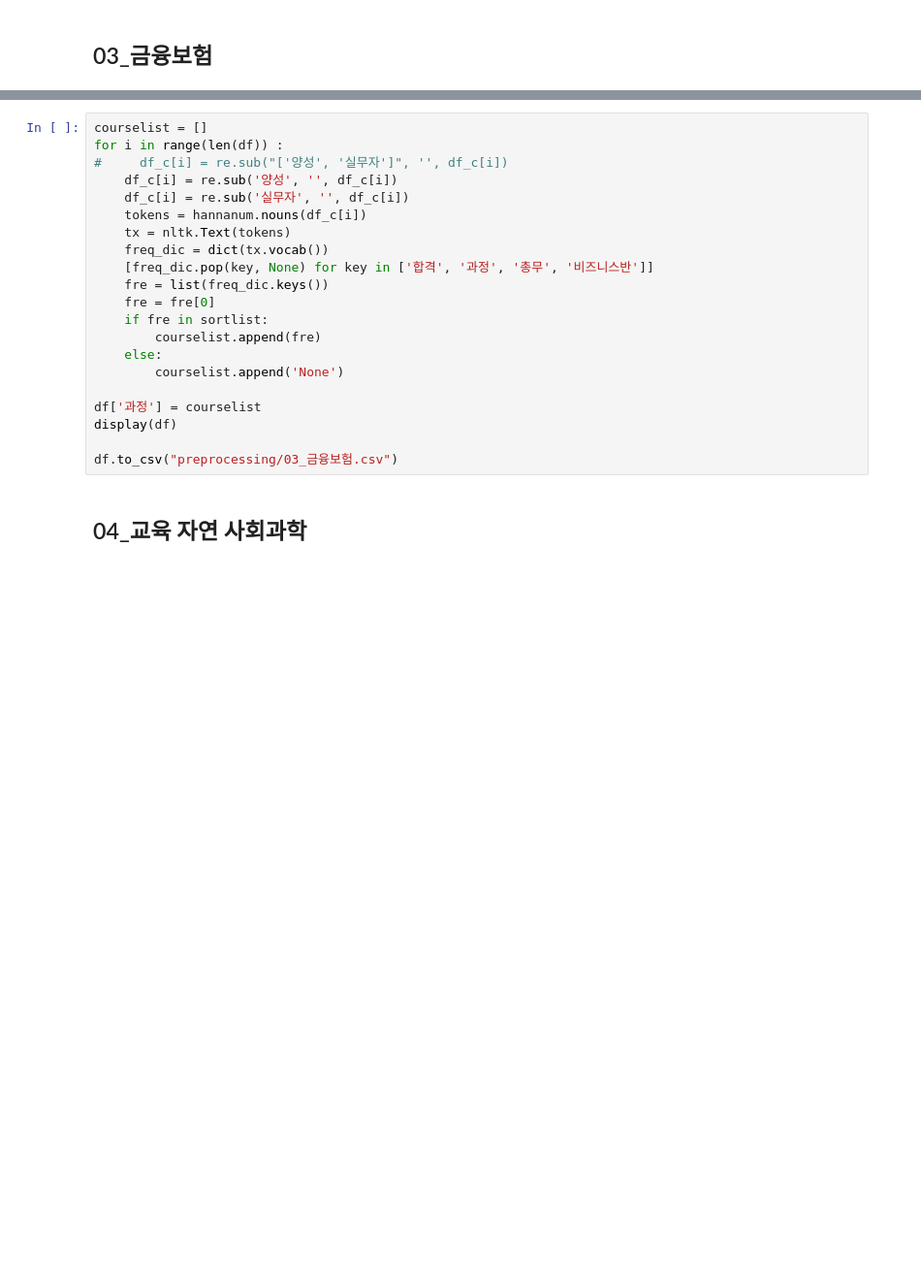
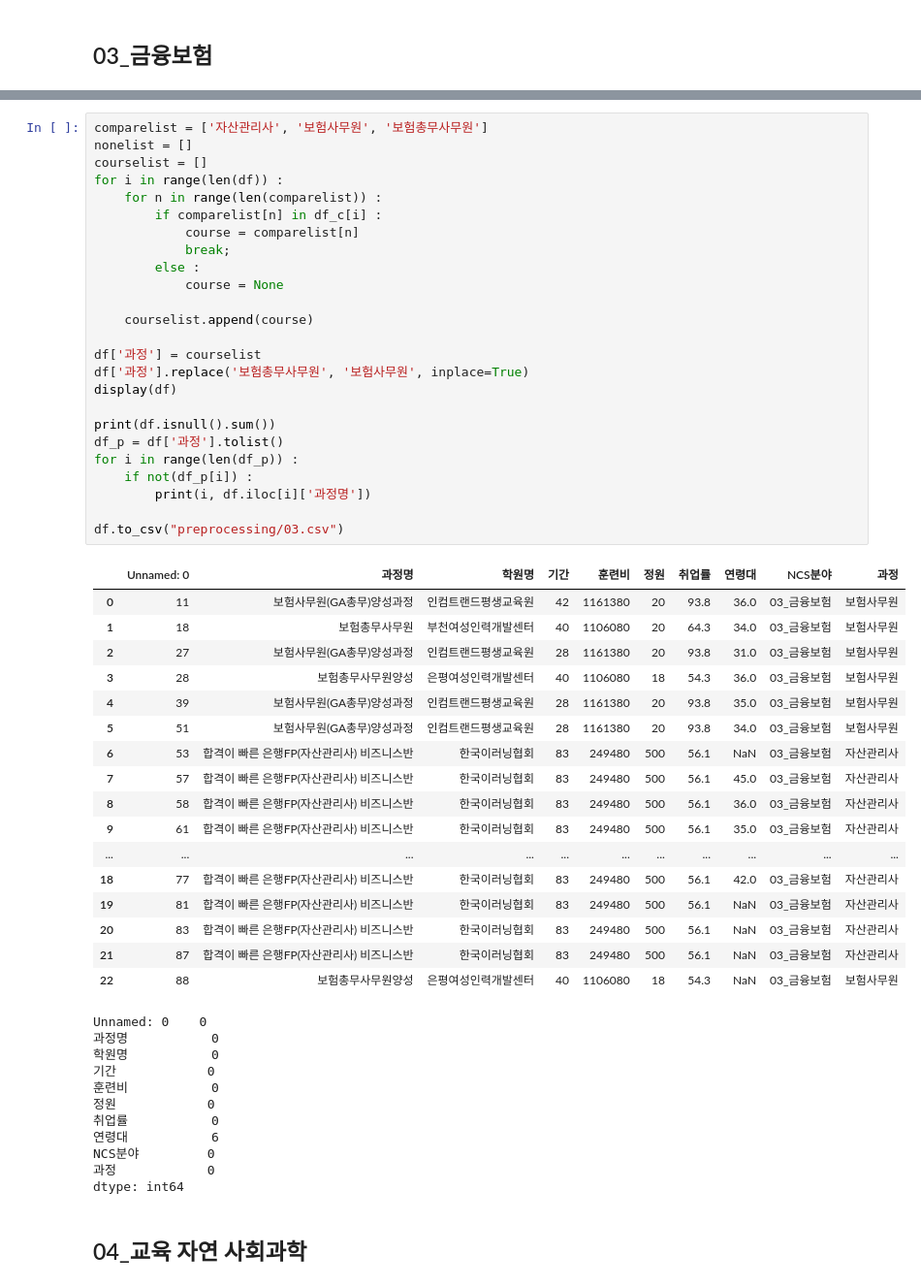
Before and after one commit to RyuJelly/jupyterlab, a Jupyter notebook: hrdcrolling/add_course.ipynb, the cells around one changed output, grey strips where cells are left out. Shown at 97% size. Drawn from its saved outputs; the diff is of its cells as text; blank space fills up the shorter version.

```diff
--- a/hrdcrolling/add_course.ipynb
+++ b/hrdcrolling/add_course.ipynb
@@ -53,24 +38,57 @@ print(sortlist)
-# %%
-courselist = []
-for i in range(len(df)) :
-#     df_c[i] = re.sub("['양성', '실무자']", '', df_c[i])
-    df_c[i] = re.sub('양성', '', df_c[i])
-    df_c[i] = re.sub('실무자', '', df_c[i])
-    tokens = hannanum.nouns(df_c[i])
-    tx = nltk.Text(tokens)
-    freq_dic = dict(tx.vocab())
-    [freq_dic.pop(key, None) for key in ['합격', '과정', '총무', '비즈니스반']]
-    fre = list(freq_dic.keys())
-    fre = fre[0]
-    if fre in sortlist:
-        courselist.append(fre)
-    else:
-        courselist.append('None')
-
-df['과정'] = courselist
-display(df)
-
-df.to_csv("preprocessing/03_금융보험.csv")
+# %%
+comparelist = ['자산관리사', '보험사무원', '보험총무사무원']
+nonelist = []
+courselist = []
+for i in range(len(df)) :
+    for n in range(len(comparelist)) :
+        if comparelist[n] in df_c[i] :
+            course = comparelist[n]
+            break;
+        else :
+            course = None
+
+    courselist.append(course)
+
+df['과정'] = courselist
+df['과정'].replace('보험총무사무원', '보험사무원', inplace=True)
+display(df)
+
+print(df.isnull().sum())
+df_p = df['과정'].tolist()
+for i in range(len(df_p)) :
+    if not(df_p[i]) :
+        print(i, df.iloc[i]['과정명'])
+
+df.to_csv("preprocessing/03.csv")
+# %% [output]
+|  | Unnamed: 0 | 과정명 | 학원명 | 기간 | 훈련비 | 정원 | 취업률 | 연령대 | NCS분야 | 과정 |
+| 0 | 11 | 보험사무원(GA총무)양성과정 | 인컴트랜드평생교육원 | 42 | 1161380 | 20 | 93.8 | 36.0 | 03_금융보험 | 보험사무원 |
+| 1 | 18 | 보험총무사무원 | 부천여성인력개발센터 | 40 | 1106080 | 20 | 64.3 | 34.0 | 03_금융보험 | 보험사무원 |
+| 2 | 27 | 보험사무원(GA총무)양성과정 | 인컴트랜드평생교육원 | 28 | 1161380 | 20 | 93.8 | 31.0 | 03_금융보험 | 보험사무원 |
+| 3 | 28 | 보험총무사무원양성 | 은평여성인력개발센터 | 40 | 1106080 | 18 | 54.3 | 36.0 | 03_금융보험 | 보험사무원 |
+| 4 | 39 | 보험사무원(GA총무)양성과정 | 인컴트랜드평생교육원 | 28 | 1161380 | 20 | 93.8 | 35.0 | 03_금융보험 | 보험사무원 |
+| 5 | 51 | 보험사무원(GA총무)양성과정 | 인컴트랜드평생교육원 | 28 | 1161380 | 20 | 93.8 | 34.0 | 03_금융보험 | 보험사무원 |
+| 6 | 53 | 합격이 빠른 은행FP(자산관리사) 비즈니스반 | 한국이러닝협회 | 83 | 249480 | 500 | 56.1 | NaN | 03_금융보험 | 자산관리사 |
+| 7 | 57 | 합격이 빠른 은행FP(자산관리사) 비즈니스반 | 한국이러닝협회 | 83 | 249480 | 500 | 56.1 | 45.0 | 03_금융보험 | 자산관리사 |
+| 8 | 58 | 합격이 빠른 은행FP(자산관리사) 비즈니스반 | 한국이러닝협회 | 83 | 249480 | 500 | 56.1 | 36.0 | 03_금융보험 | 자산관리사 |
+| 9 | 61 | 합격이 빠른 은행FP(자산관리사) 비즈니스반 | 한국이러닝협회 | 83 | 249480 | 500 | 56.1 | 35.0 | 03_금융보험 | 자산관리사 |
+| ... | ... | ... | ... | ... | ... | ... | ... | ... | ... | ... |
+| 18 | 77 | 합격이 빠른 은행FP(자산관리사) 비즈니스반 | 한국이러닝협회 | 83 | 249480 | 500 | 56.1 | 42.0 | 03_금융보험 | 자산관리사 |
+| 19 | 81 | 합격이 빠른 은행FP(자산관리사) 비즈니스반 | 한국이러닝협회 | 83 | 249480 | 500 | 56.1 | NaN | 03_금융보험 | 자산관리사 |
+| 20 | 83 | 합격이 빠른 은행FP(자산관리사) 비즈니스반 | 한국이러닝협회 | 83 | 249480 | 500 | 56.1 | NaN | 03_금융보험 | 자산관리사 |
+| 21 | 87 | 합격이 빠른 은행FP(자산관리사) 비즈니스반 | 한국이러닝협회 | 83 | 249480 | 500 | 56.1 | NaN | 03_금융보험 | 자산관리사 |
+| 22 | 88 | 보험총무사무원양성 | 은평여성인력개발센터 | 40 | 1106080 | 18 | 54.3 | NaN | 03_금융보험 | 보험사무원 |
+Unnamed: 0    0
+과정명           0
+학원명           0
+기간            0
+훈련비           0
+정원            0
+취업률           0
+연령대           6
+NCS분야         0
+과정            0
+dtype: int64
 # %% [markdown]
 ## 04_교육 자연 사회과학
 # %%
```
Also changed, not shown: parts of 19 cells of this notebook, 8 other files.
